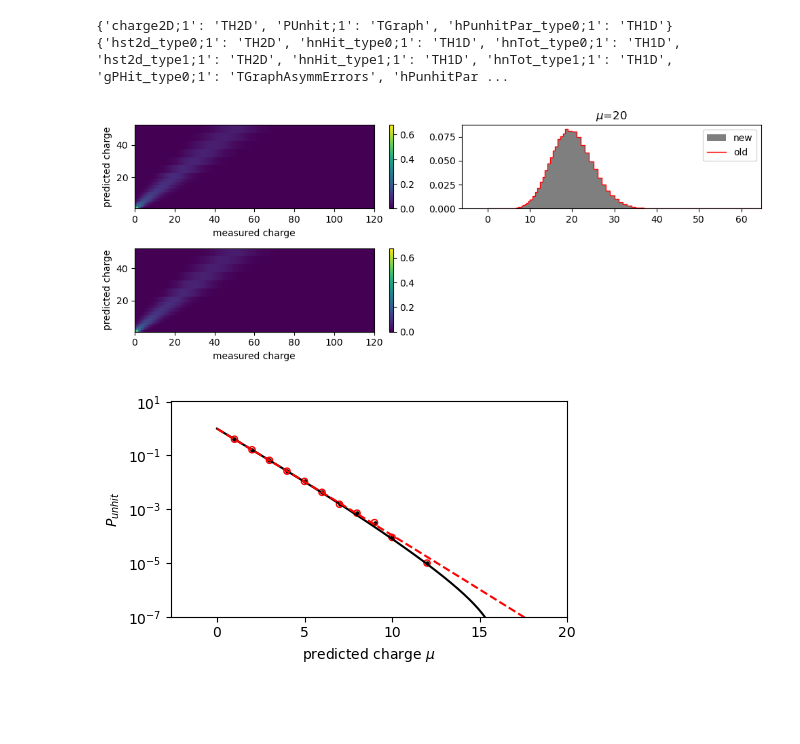
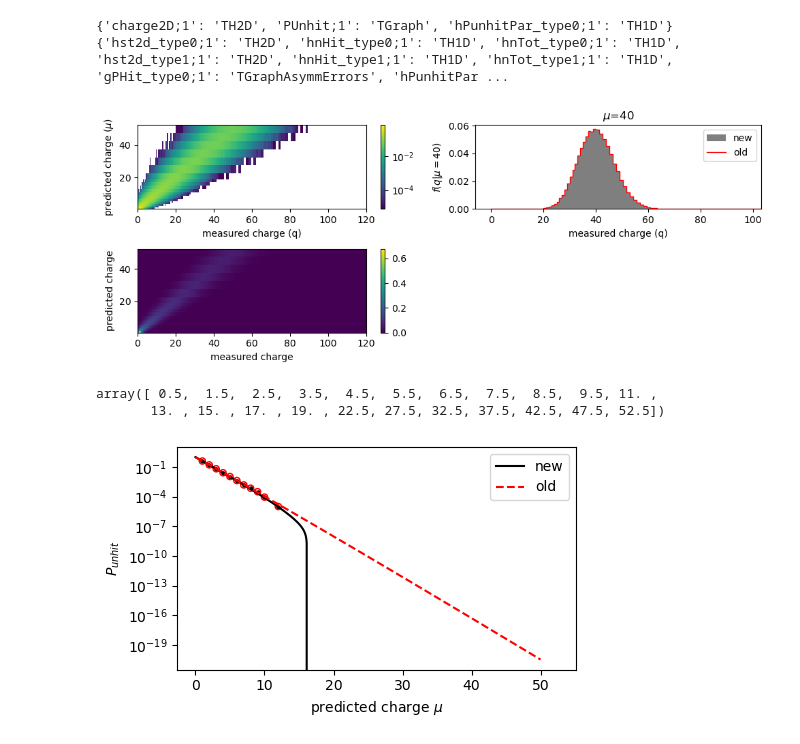
Before and after one commit to lolorestrepo/WCSimFQTuningTools, a Jupyter notebook: Charge/Analysis/charge2D_and_unhit.ipynb, the cells around one changed output. Cells and saved outputs as stored; diff of their text form; code cells hidden in the pictures; blank space fills up the shorter version.

Commit message:
Update charge pdf tools

```diff
--- a/Charge/Analysis/charge2D_and_unhit.ipynb
+++ b/Charge/Analysis/charge2D_and_unhit.ipynb
@@ -35,57 +35,65 @@ oPUnhit = 1. - oPHit
 # %%
 plt.figure(figsize=[10, 4])
 
 # plot 2D
 plt.subplot(221)
-plt.pcolormesh(qbins, mubins, Hq)
-plt.xlabel("measured charge")
-plt.ylabel("predicted charge")
+plt.pcolormesh(qbins, mubins, Hq, norm="log")
+plt.xlabel("measured charge (q)")
+plt.ylabel(r"predicted charge ($\mu$)")
 plt.colorbar()
 
 # plot projection
 plt.subplot(222)
-mu = 20
+mu = 40
 index = np.digitize(mu, mubins)-1
 qs  = ( qbins[1:] + qbins [:-1])/2.
 plt.title(rf"$\mu$={mu}")
 plt.stairs( Hq[index], qbins, label="new", color="k", fill=True, alpha=0.5)
 plt.stairs(oHq[index], qbins, label="old", color="r")
 plt.xlim([None, mu+np.sqrt(mu)*10])
 plt.ylim([0, None])
+plt.xlabel("measured charge (q)")
+plt.ylabel(rf"$f(q|\mu={mu})$")
 plt.legend()
 
 # old 2D
 plt.subplot(223)
 plt.pcolormesh(qbins, mubins, oHq)
 plt.xlabel("measured charge")
 plt.ylabel("predicted charge")
 plt.colorbar()
 
-
 plt.tight_layout()
 # %% [output]
-[figure, old version]
+[figure, new version]
+# %%
+mubins
+# %% [output]
+array([ 0.5,  1.5,  2.5,  3.5,  4.5,  5.5,  6.5,  7.5,  8.5,  9.5, 11. ,
+       13. , 15. , 17. , 19. , 22.5, 27.5, 32.5, 37.5, 42.5, 47.5, 52.5])
 # %%
 def PUnhit_func(x, a1, a2, a3):
     return (1. + a1*x + a2*x**2 + a3*x**3)*np.exp(-x)
 
-plt.figure()
+plt.figure(figsize=[5, 3])
 # new
 plt.scatter(mus, PUnhit, color="k", s=5)
 x = np.linspace(0, np.max(mus), 1000)
 plt.plot(x, PUnhit_func(x, *pars[:3]), color="k", label="new")
 
 # old
-plt.scatter(omus, oPUnhit, label="old", edgecolor="red", s=20, c="none")
+plt.scatter(omus, oPUnhit, edgecolor="red", s=20, c="none")
 x = np.linspace(0, np.max(mus), 1000)
-plt.plot(x, PUnhit_func(x, *opars[:3]), color="r", label="new", linestyle="--")
+plt.plot(x, PUnhit_func(x, *opars[:3]), color="r", label="old", linestyle="--")
 
 plt.xlabel(rf"predicted charge $\mu$")
 plt.ylabel(r"$P_{unhit}$")
 
-plt.xlim([None, 20])
+
 plt.yscale("log")
-plt.ylim([1e-7, None])
+# plt.xlim([None, 20])
+# plt.ylim([1e-7, None])
+plt.legend()
 plt.tight_layout()
 # %% [output]
-[figure, old version]
+[figure, new version]
```
Also changed, not shown: 2 other files.
